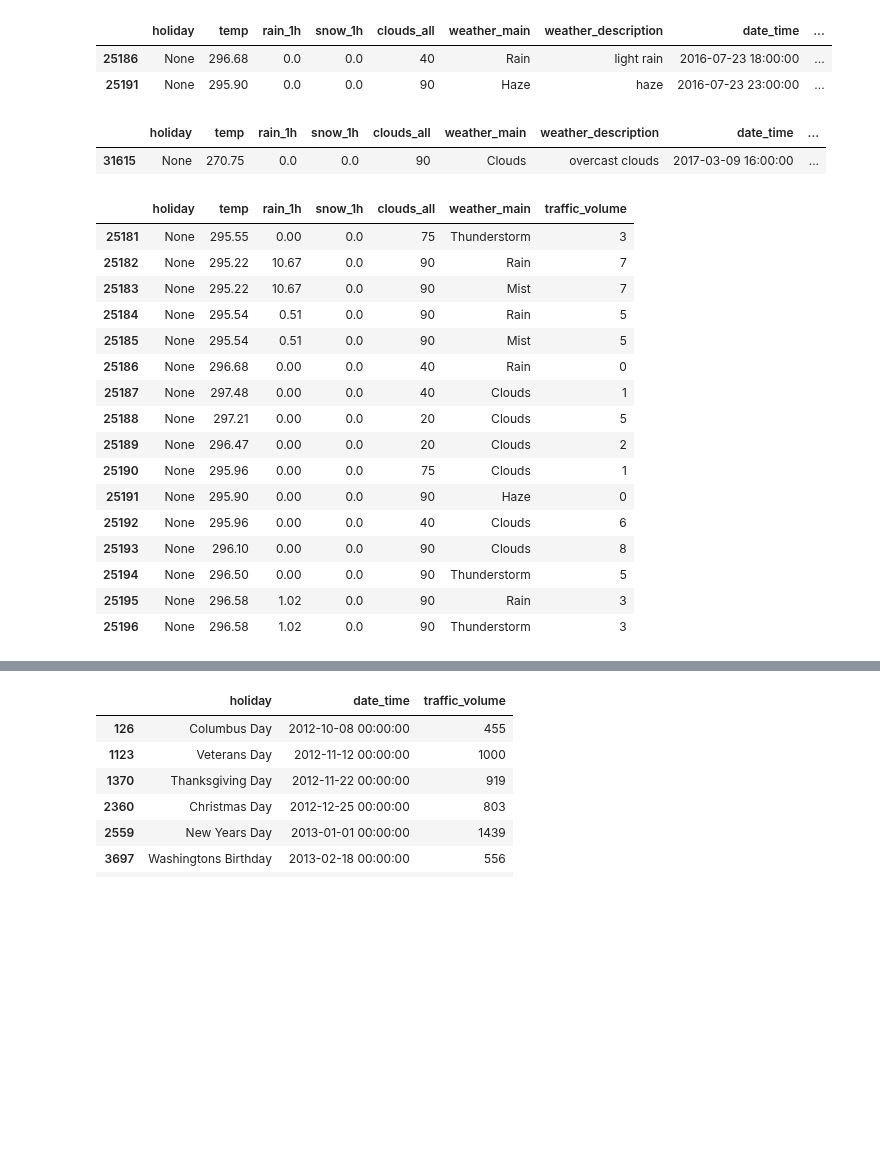
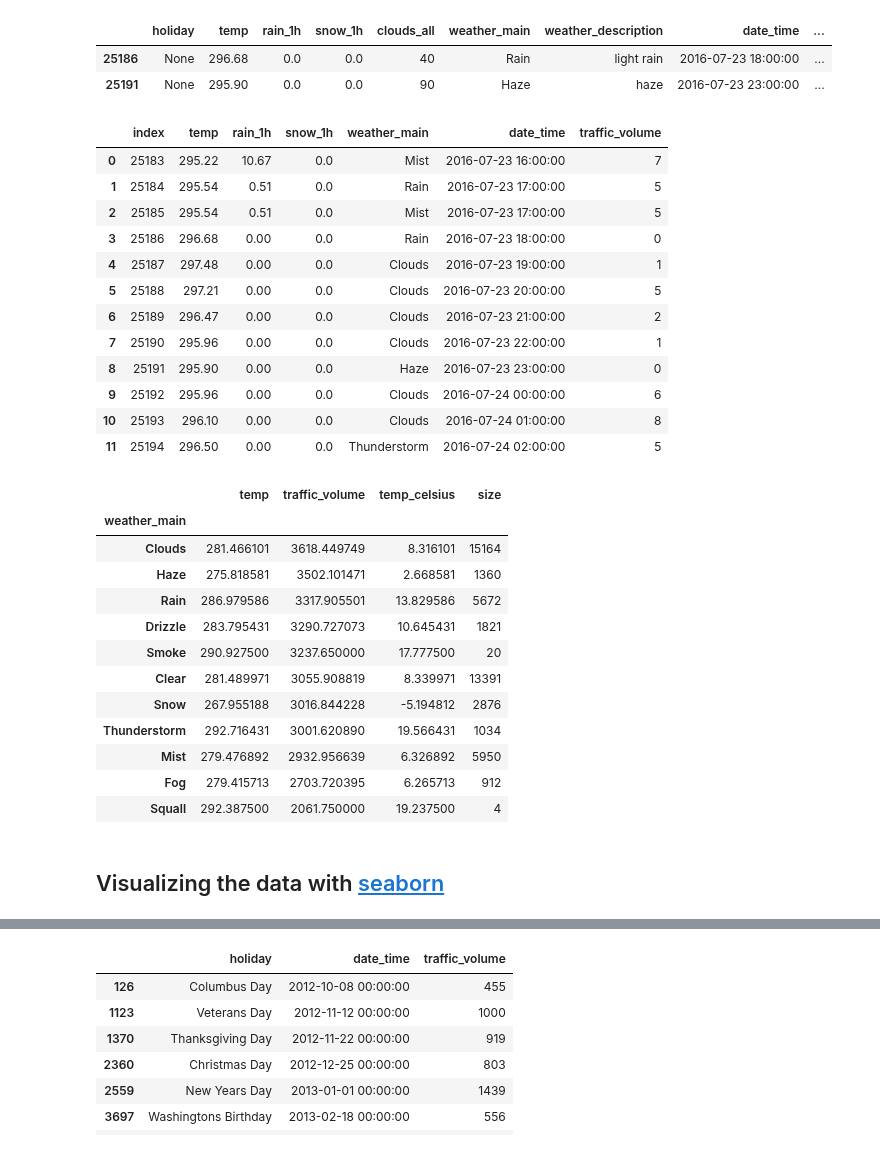
Before and after one commit to laurelkeys/machine-learning, a Jupyter notebook: assignment-1/Assignment1.ipynb, the cells around one changed output, grey strips where cells are left out. Drawn from its saved outputs; the diff is of its cells as text; code cells hidden in the pictures; blank space fills up the shorter version.

```diff
--- a/assignment-1/Assignment1.ipynb
+++ b/assignment-1/Assignment1.ipynb
@@ -104,29 +112,44 @@ dataset_csv.query(f"traffic_volume == {min_vol}") # obs.: same as dataset_csv[da
 |  | holiday | temp | rain_1h | snow_1h | clouds_all | weather_main | weather_description | date_time | ... |
 | 25186 | None | 296.68 | 0.0 | 0.0 | 40 | Rain | light rain | 2016-07-23 18:00:00 | ... |
 | 25191 | None | 295.90 | 0.0 | 0.0 | 90 | Haze | haze | 2016-07-23 23:00:00 | ... |
-# %%
-dataset_csv.query(f"traffic_volume == {max_vol}")
-# %% [output]
-|  | holiday | temp | rain_1h | snow_1h | clouds_all | weather_main | weather_description | date_time | ... |
-| 31615 | None | 270.75 | 0.0 | 0.0 | 90 | Clouds | overcast clouds | 2017-03-09 16:00:00 | ... |
 # %%
 # see values around the entries of min traffic volume
-dataset_csv[dataset_csv.columns[~dataset_csv.columns.isin(["weather_description", "date_time"])]].iloc[25186 - 5 : 25191 + 6]
+display_columns = dataset_csv.columns[~dataset_csv.columns.isin(["holiday", "clouds_all", "weather_description"])]
+dataset_csv.iloc[25186 - 3 : 25191 + 4][display_columns].reset_index() # obs.: the original index is in the "index" column
 # %% [output]
-|  | holiday | temp | rain_1h | snow_1h | clouds_all | weather_main | traffic_volume |
-| 25181 | None | 295.55 | 0.00 | 0.0 | 75 | Thunderstorm | 3 |
-| 25182 | None | 295.22 | 10.67 | 0.0 | 90 | Rain | 7 |
-| 25183 | None | 295.22 | 10.67 | 0.0 | 90 | Mist | 7 |
-| 25184 | None | 295.54 | 0.51 | 0.0 | 90 | Rain | 5 |
-| 25185 | None | 295.54 | 0.51 | 0.0 | 90 | Mist | 5 |
-| 25186 | None | 296.68 | 0.00 | 0.0 | 40 | Rain | 0 |
-| 25187 | None | 297.48 | 0.00 | 0.0 | 40 | Clouds | 1 |
-| 25188 | None | 297.21 | 0.00 | 0.0 | 20 | Clouds | 5 |
-| 25189 | None | 296.47 | 0.00 | 0.0 | 20 | Clouds | 2 |
-| 25190 | None | 295.96 | 0.00 | 0.0 | 75 | Clouds | 1 |
-| 25191 | None | 295.90 | 0.00 | 0.0 | 90 | Haze | 0 |
-| 25192 | None | 295.96 | 0.00 | 0.0 | 40 | Clouds | 6 |
-| 25193 | None | 296.10 | 0.00 | 0.0 | 90 | Clouds | 8 |
-| 25194 | None | 296.50 | 0.00 | 0.0 | 90 | Thunderstorm | 5 |
-| 25195 | None | 296.58 | 1.02 | 0.0 | 90 | Rain | 3 |
-| 25196 | None | 296.58 | 1.02 | 0.0 | 90 | Thunderstorm | 3 |
+|  | index | temp | rain_1h | snow_1h | weather_main | date_time | traffic_volume |
+| 0 | 25183 | 295.22 | 10.67 | 0.0 | Mist | 2016-07-23 16:00:00 | 7 |
+| 1 | 25184 | 295.54 | 0.51 | 0.0 | Rain | 2016-07-23 17:00:00 | 5 |
+| 2 | 25185 | 295.54 | 0.51 | 0.0 | Mist | 2016-07-23 17:00:00 | 5 |
+| 3 | 25186 | 296.68 | 0.00 | 0.0 | Rain | 2016-07-23 18:00:00 | 0 |
+| 4 | 25187 | 297.48 | 0.00 | 0.0 | Clouds | 2016-07-23 19:00:00 | 1 |
+| 5 | 25188 | 297.21 | 0.00 | 0.0 | Clouds | 2016-07-23 20:00:00 | 5 |
+| 6 | 25189 | 296.47 | 0.00 | 0.0 | Clouds | 2016-07-23 21:00:00 | 2 |
+| 7 | 25190 | 295.96 | 0.00 | 0.0 | Clouds | 2016-07-23 22:00:00 | 1 |
+| 8 | 25191 | 295.90 | 0.00 | 0.0 | Haze | 2016-07-23 23:00:00 | 0 |
+| 9 | 25192 | 295.96 | 0.00 | 0.0 | Clouds | 2016-07-24 00:00:00 | 6 |
+| 10 | 25193 | 296.10 | 0.00 | 0.0 | Clouds | 2016-07-24 01:00:00 | 8 |
+| 11 | 25194 | 296.50 | 0.00 | 0.0 | Thunderstorm | 2016-07-24 02:00:00 | 5 |
+# %%
+mean_values = dataset_csv.groupby("weather_main")[["temp", "traffic_volume"]].mean()
+mean_values["temp_celsius"] = mean_values["temp"].apply(lambda temp_K: temp_K - 273.15)
+mean_values["size"] = dataset_csv.groupby("weather_main").size() # amount of entries in each group
+
+# order by the weather conditions which have the largest mean traffic volume
+mean_values.sort_values(by="traffic_volume", ascending=False)
+# %% [output]
+|  | temp | traffic_volume | temp_celsius | size |
+| weather_main |  |  |  |  |
+| Clouds | 281.466101 | 3618.449749 | 8.316101 | 15164 |
+| Haze | 275.818581 | 3502.101471 | 2.668581 | 1360 |
+| Rain | 286.979586 | 3317.905501 | 13.829586 | 5672 |
+| Drizzle | 283.795431 | 3290.727073 | 10.645431 | 1821 |
+| Smoke | 290.927500 | 3237.650000 | 17.777500 | 20 |
+| Clear | 281.489971 | 3055.908819 | 8.339971 | 13391 |
+| Snow | 267.955188 | 3016.844228 | -5.194812 | 2876 |
+| Thunderstorm | 292.716431 | 3001.620890 | 19.566431 | 1034 |
+| Mist | 279.476892 | 2932.956639 | 6.326892 | 5950 |
+| Fog | 279.415713 | 2703.720395 | 6.265713 | 912 |
+| Squall | 292.387500 | 2061.750000 | 19.237500 | 4 |
+# %% [markdown]
+## Visualizing the data with [seaborn](https://seaborn.pydata.org/)
```
Also changed, not shown: parts of 7 cells of this notebook, 1 other file.
